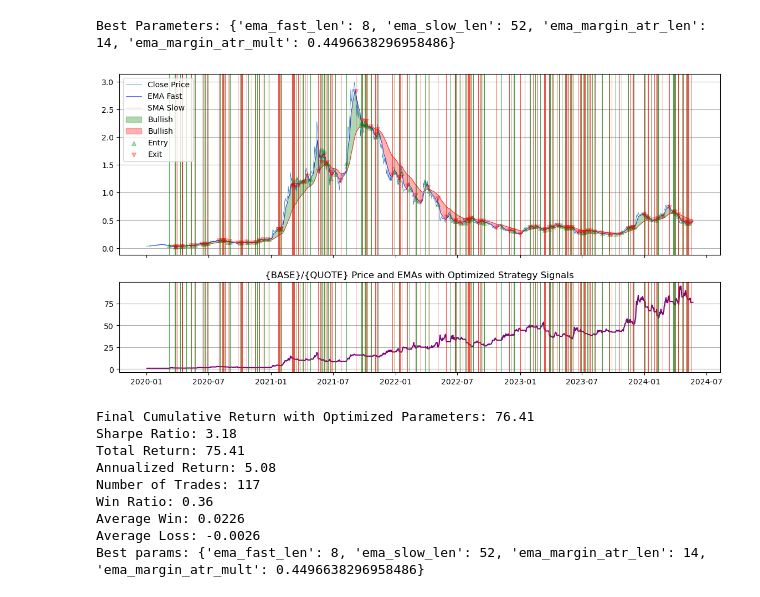
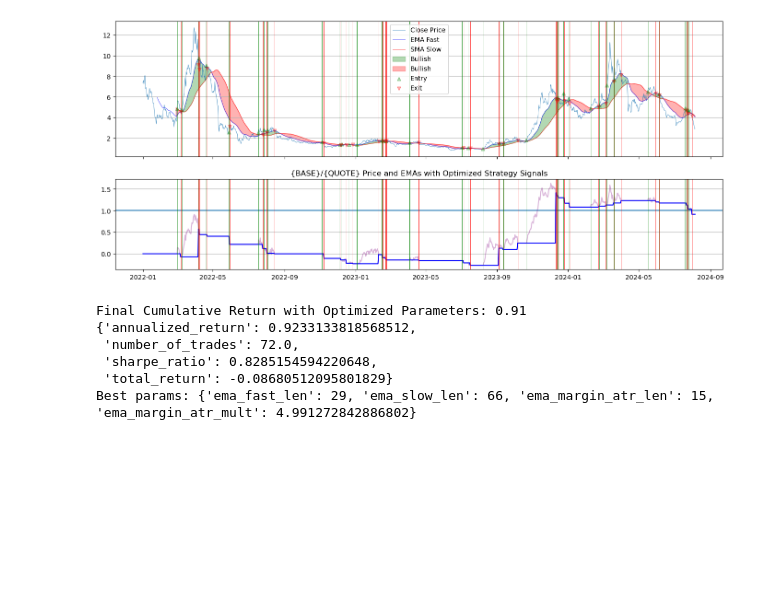
Before and after one commit to petarkabashki/pk-crypto-tools, a Jupyter notebook: research/ChatGPT/CTO-Larsen.ipynb, the cells around one changed output. Cells and saved outputs as stored; diff of their text form; code cells hidden in the pictures; blank space fills up the shorter version.

```diff
--- a/research/ChatGPT/CTO-Larsen.ipynb
+++ b/research/ChatGPT/CTO-Larsen.ipynb
@@ -251,6 +303,7 @@ Best params: {'ema_fast_len': 13, 'ema_slow_len': 73, 'ema_margin_atr_len': 25,
 # %%
+
 # Load the data
-data = load_candles('ALGO','USDT','1h')
+data = load_candles('RUNE','USDT','1h')['2022':'2025']
 ohlc_dict = {
     'open': 'first',
     'high': 'max',
@@ -259,13 +312,17 @@ ohlc_dict = {
     'volume': 'sum'
 }
 
-data = data.resample('31H').agg(ohlc_dict)
+data = data.resample(str(21) + 'H').agg(ohlc_dict)
 
 # data = data['2021-11-01':].copy()
-study = optimize(data)
-best_params = study.best_params
-# window = data['2023-10':'2025-01'].index
+short_long = [-1,1]
+# study = optimize(data, short_long=short_long)
+# best_params = study.best_params
+# best_params = {'ema_fast_len': 8, 'ema_slow_len': 100, 'ema_margin_atr_len': 45, 'ema_margin_atr_mult': 2.3369417327913116}
+
+print(f'best_params= {best_params}')
+# window = data['2024-01':'2025-01'].index
 window = None
-print_performance(data,best_params,window=window)
+print_performance(data,best_params,window=window,short_long=short_long)
 print(f'Best params: {best_params}')
 # %% [output]
@@ -289,11 +330,7 @@ print(f'Best params: {best_params}')
+[figure, new version]
-Best Parameters: {'ema_fast_len': 8, 'ema_slow_len': 52, 'ema_margin_atr_len': 14, 'ema_margin_atr_mult': 0.4496638296958486}
+Final Cumulative Return with Optimized Parameters: 0.91
+{'annualized_return': 0.9233133818568512,
+ 'number_of_trades': 72.0,
+ 'sharpe_ratio': 0.8285154594220648,
+ 'total_return': -0.08680512095801829}
+Best params: {'ema_fast_len': 29, 'ema_slow_len': 66, 'ema_margin_atr_len': 15, 'ema_margin_atr_mult': 4.991272842886802}
-[figure, old version]
-Final Cumulative Return with Optimized Parameters: 76.41
-Sharpe Ratio: 3.18
-Total Return: 75.41
-Annualized Return: 5.08
-Number of Trades: 117
-Win Ratio: 0.36
-Average Win: 0.0226
-Average Loss: -0.0026
-Best params: {'ema_fast_len': 8, 'ema_slow_len': 52, 'ema_margin_atr_len': 14, 'ema_margin_atr_mult': 0.4496638296958486}
```
Also changed, not shown: parts of 11 cells of this notebook, 2 other files.
